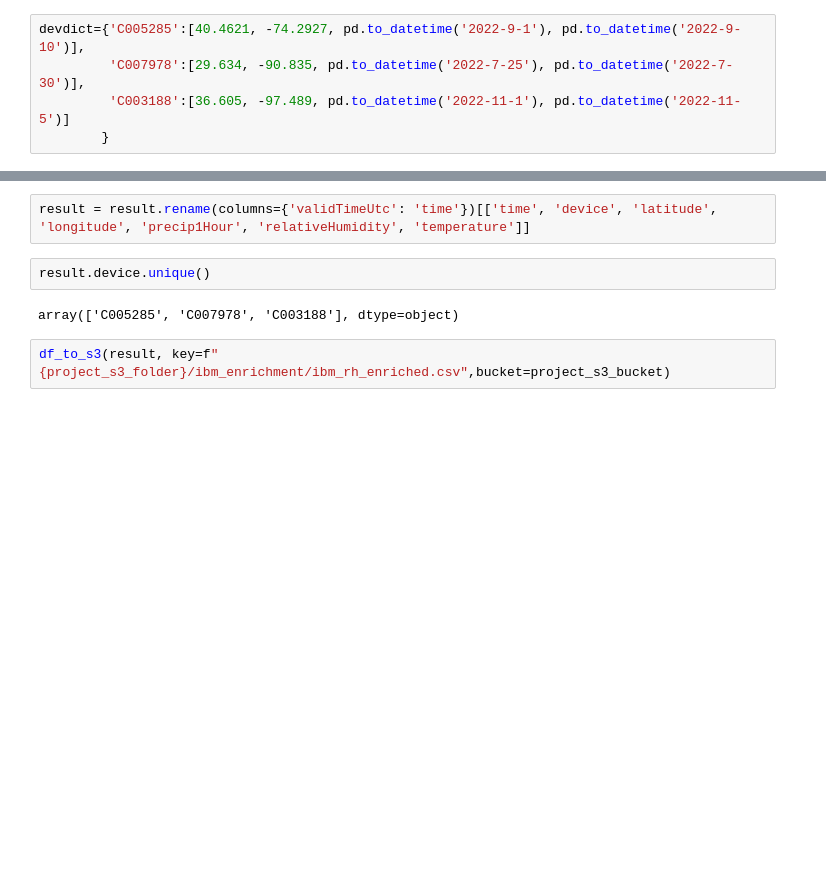
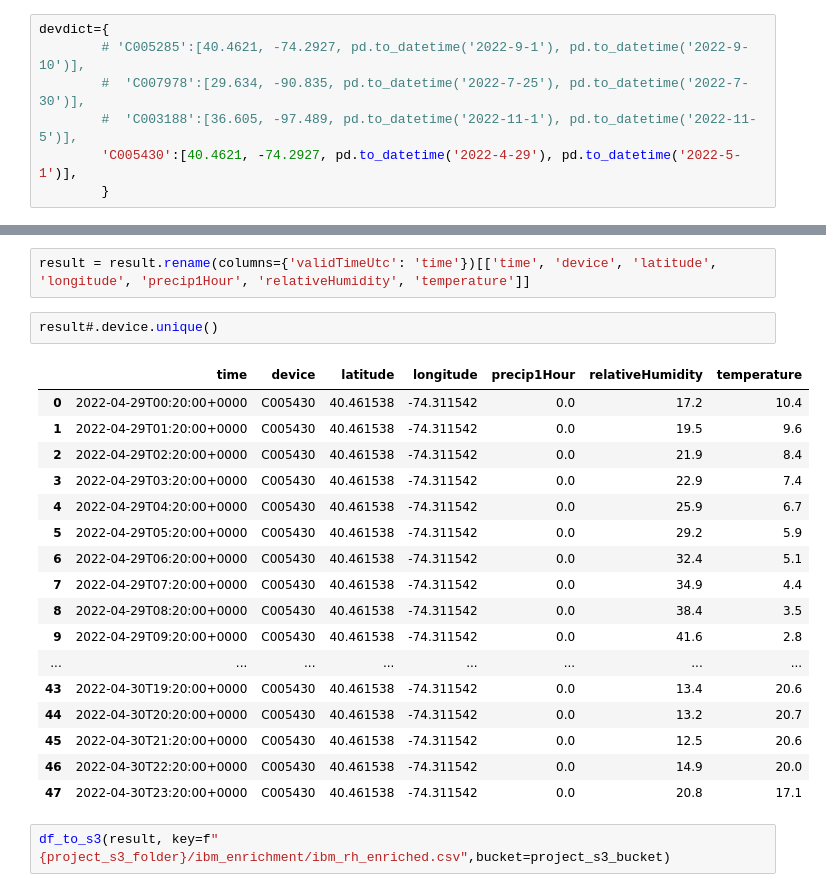
Before and after one commit to hongtang-al/CWSI_Tbelow_From_Rajen, a Jupyter notebook: get_ibm_data_apicall.ipynb, the cells around one changed output, grey strips where cells are left out. Drawn from its saved outputs; the diff is of its cells as text; blank space fills up the shorter version.

```diff
--- a/get_ibm_data_apicall.ipynb
+++ b/get_ibm_data_apicall.ipynb
@@ -102,9 +102,11 @@ def get_hod(lat, long, start, end, key=None):
             all_response_dfs.append(response_df)
         return pd.concat(all_response_dfs)
 # %%
-devdict={'C005285':[40.4621, -74.2927, pd.to_datetime('2022-9-1'), pd.to_datetime('2022-9-10')],
-         'C007978':[29.634, -90.835, pd.to_datetime('2022-7-25'), pd.to_datetime('2022-7-30')],
-         'C003188':[36.605, -97.489, pd.to_datetime('2022-11-1'), pd.to_datetime('2022-11-5')]
+devdict={
+        # 'C005285':[40.4621, -74.2927, pd.to_datetime('2022-9-1'), pd.to_datetime('2022-9-10')],
+        #  'C007978':[29.634, -90.835, pd.to_datetime('2022-7-25'), pd.to_datetime('2022-7-30')],
+        #  'C003188':[36.605, -97.489, pd.to_datetime('2022-11-1'), pd.to_datetime('2022-11-5')],
+        'C005430':[40.4621, -74.2927, pd.to_datetime('2022-4-29'), pd.to_datetime('2022-5-1')],
         }
 # %%
 result=pd.DataFrame()
@@ -121,9 +121,25 @@ C003188 36.605 -97.489 2022-11-01 00:00:00 2022-11-05 00:00:00
 # %%
 result = result.rename(columns={'validTimeUtc': 'time'})[['time', 'device', 'latitude', 'longitude', 'precip1Hour', 'relativeHumidity', 'temperature']]
 # %%
-result.device.unique()
+result#.device.unique()
 # %% [output]
-array(['C005285', 'C007978', 'C003188'], dtype=object)
+|  | time | device | latitude | longitude | precip1Hour | relativeHumidity | temperature |
+| 0 | 2022-04-29T00:20:00+0000 | C005430 | 40.461538 | -74.311542 | 0.0 | 17.2 | 10.4 |
+| 1 | 2022-04-29T01:20:00+0000 | C005430 | 40.461538 | -74.311542 | 0.0 | 19.5 | 9.6 |
+| 2 | 2022-04-29T02:20:00+0000 | C005430 | 40.461538 | -74.311542 | 0.0 | 21.9 | 8.4 |
+| 3 | 2022-04-29T03:20:00+0000 | C005430 | 40.461538 | -74.311542 | 0.0 | 22.9 | 7.4 |
+| 4 | 2022-04-29T04:20:00+0000 | C005430 | 40.461538 | -74.311542 | 0.0 | 25.9 | 6.7 |
+| 5 | 2022-04-29T05:20:00+0000 | C005430 | 40.461538 | -74.311542 | 0.0 | 29.2 | 5.9 |
+| 6 | 2022-04-29T06:20:00+0000 | C005430 | 40.461538 | -74.311542 | 0.0 | 32.4 | 5.1 |
+| 7 | 2022-04-29T07:20:00+0000 | C005430 | 40.461538 | -74.311542 | 0.0 | 34.9 | 4.4 |
+| 8 | 2022-04-29T08:20:00+0000 | C005430 | 40.461538 | -74.311542 | 0.0 | 38.4 | 3.5 |
+| 9 | 2022-04-29T09:20:00+0000 | C005430 | 40.461538 | -74.311542 | 0.0 | 41.6 | 2.8 |
+| ... | ... | ... | ... | ... | ... | ... | ... |
+| 43 | 2022-04-30T19:20:00+0000 | C005430 | 40.461538 | -74.311542 | 0.0 | 13.4 | 20.6 |
+| 44 | 2022-04-30T20:20:00+0000 | C005430 | 40.461538 | -74.311542 | 0.0 | 13.2 | 20.7 |
+| 45 | 2022-04-30T21:20:00+0000 | C005430 | 40.461538 | -74.311542 | 0.0 | 12.5 | 20.6 |
+| 46 | 2022-04-30T22:20:00+0000 | C005430 | 40.461538 | -74.311542 | 0.0 | 14.9 | 20.0 |
+| 47 | 2022-04-30T23:20:00+0000 | C005430 | 40.461538 | -74.311542 | 0.0 | 20.8 | 17.1 |
 # %%
 df_to_s3(result, key=f"{project_s3_folder}/ibm_enrichment/ibm_rh_enriched.csv",bucket=project_s3_bucket)
 # %% [output]
```
Also changed, not shown: parts of 2 cells of this notebook.
